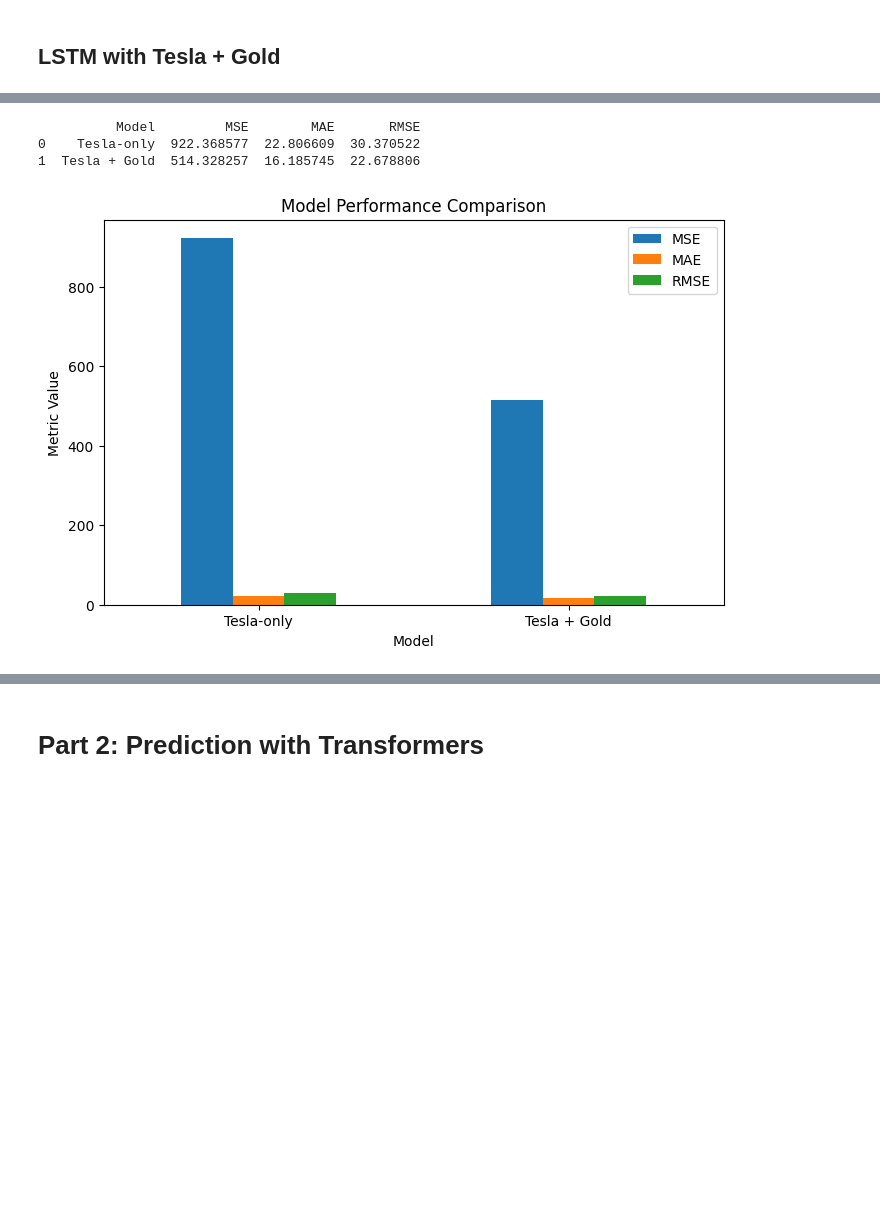
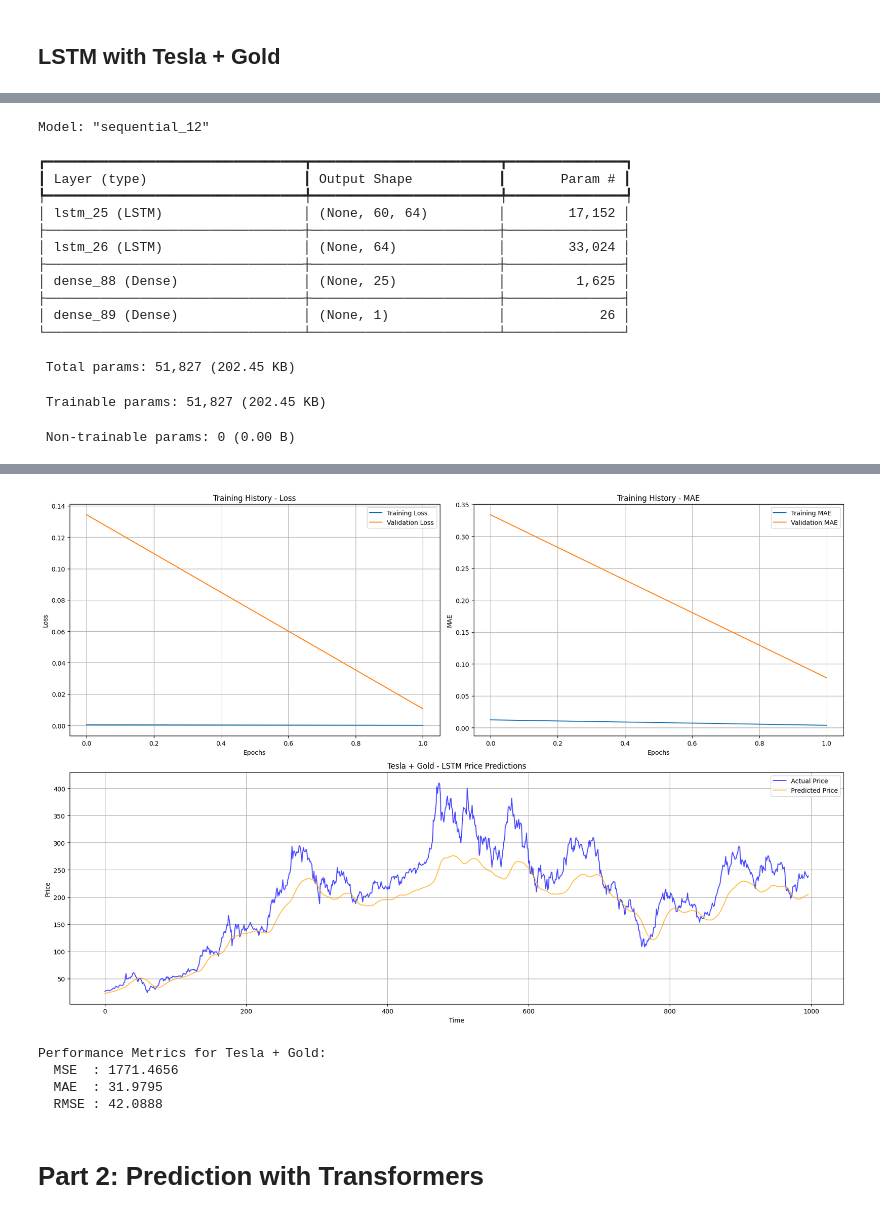
Before and after one commit to ebylmz/gtu-cse, a Jupyter notebook: cse655-deep-learning/hw03/Homework3_254201001054_Yilmaz_Emirkan_Burak.ipynb, the cells around one changed output, grey strips where cells are left out. Drawn from its saved outputs; the diff is of its cells as text; code cells hidden in the pictures; blank space fills up the shorter version.

```diff
--- a/cse655-deep-learning/hw03/Homework3_254201001054_Yilmaz_Emirkan_Burak.ipynb
+++ b/cse655-deep-learning/hw03/Homework3_254201001054_Yilmaz_Emirkan_Burak.ipynb
@@ -294,25 +279,25 @@ Performance on test data:
-# %%
-import pandas as pd
-
-# Create a DataFrame to display the comparison
-comparison_df = pd.DataFrame({
-    'Model': ['Tesla-only', 'Tesla + Gold'],
-    'MSE': [mse_tesla, mse_tesla_gold],
-    'MAE': [mae_tesla, mae_tesla_gold],
-    'RMSE': [rmse_tesla, rmse_tesla_gold]
-})
-
-print(comparison_df)
-
-# Optional: Plot the performance comparison
-comparison_df.set_index('Model')[['MSE', 'MAE', 'RMSE']].plot(kind='bar', figsize=(8, 5))
-plt.title("Model Performance Comparison")
-plt.ylabel("Metric Value")
-plt.xlabel("Model")
-plt.xticks(rotation=0)
-plt.show()
-# %% [output]
-          Model         MSE        MAE       RMSE
-0    Tesla-only  922.368577  22.806609  30.370522
-1  Tesla + Gold  514.328257  16.185745  22.678806
-[figure, removed]
+# %%
+# Choose input features and target (with an additional feature 'Gold')
+feature_cols = ['Close', 'Gold']
+target_col = 'Close'
+df = tesla_gold_df[feature_cols]
+
+X_train, X_test, y_train, y_test, scaler, target_index = preprocess_data(df, feature_cols, target_col, look_back=60, test_ratio=0.3)
+mse, mae, rmse = train_and_evaluate_LSTM(X_train, X_test, y_train, y_test, scaler, target_index, epochs=2, label="Tesla + Gold")
+results_tesla_gold = {'MSE': mse, 'MAE': mae, 'RMSE': rmse}
+# %% [output]
+Model: "sequential_12"
+┏━━━━━━━━━━━━━━━━━━━━━━━━━━━━━━━━━┳━━━━━━━━━━━━━━━━━━━━━━━━┳━━━━━━━━━━━━━━━┓
+┃ Layer (type)                    ┃ Output Shape           ┃       Param # ┃
+┡━━━━━━━━━━━━━━━━━━━━━━━━━━━━━━━━━╇━━━━━━━━━━━━━━━━━━━━━━━━╇━━━━━━━━━━━━━━━┩
+│ lstm_25 (LSTM)                  │ (None, 60, 64)         │        17,152 │
+├─────────────────────────────────┼────────────────────────┼───────────────┤
+│ lstm_26 (LSTM)                  │ (None, 64)             │        33,024 │
+├─────────────────────────────────┼────────────────────────┼───────────────┤
+│ dense_88 (Dense)                │ (None, 25)             │         1,625 │
+├─────────────────────────────────┼────────────────────────┼───────────────┤
+│ dense_89 (Dense)                │ (None, 1)              │            26 │
+└─────────────────────────────────┴────────────────────────┴───────────────┘
+ Total params: 51,827 (202.45 KB)
+ Trainable params: 51,827 (202.45 KB)
+ Non-trainable params: 0 (0.00 B)
@@ -318,0 +309,5 @@ plt.show()
+[figure, added]
+Performance Metrics for Tesla + Gold:
+  MSE  : 1771.4656
+  MAE  : 31.9795
+  RMSE : 42.0888
```
Also changed, not shown: parts of 21 cells of this notebook.
